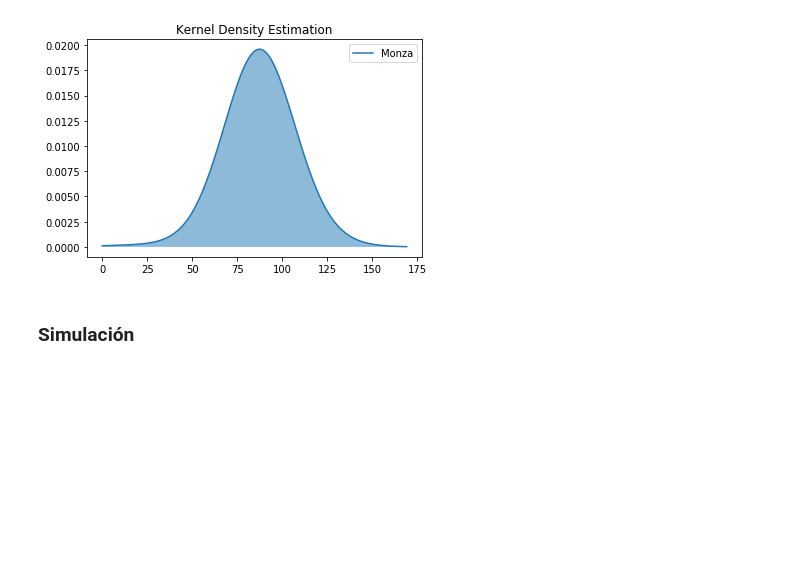
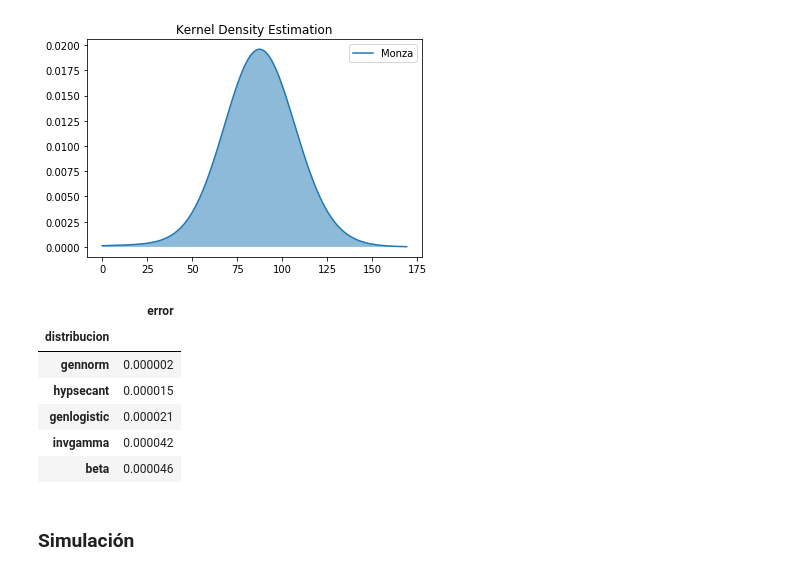
Before and after one commit to carolanb/Proyecto_modulo1, a Jupyter notebook: GuiaProyectoActual.ipynb, the cells around one changed output. Cells and saved outputs as stored; diff of their text form; code cells hidden in the pictures; blank space fills up the shorter version.

```diff
--- a/GuiaProyectoActual.ipynb
+++ b/GuiaProyectoActual.ipynb
@@ -298,6 +328,18 @@ gaussian_KDE(Monaco_GP,'LapTime','Monaco',0,160)
 gaussian_KDE(Monza_GP,'LapTime','Monza',0,170)
 # %% [output]
 [figure]
+# %%
+error_monza = define_pdist(Monza_GP,'LapTime')
+# %%
+error_monza.head(5)
+# %% [output]
+|  | error |
+| distribucion |  |
+| gennorm | 0.000002 |
+| hypsecant | 0.000015 |
+| genlogistic | 0.000021 |
+| invgamma | 0.000042 |
+| beta | 0.000046 |
 # %% [markdown]
 ### Simulación
 # %%
```
Also changed, not shown: parts of 3 cells of this notebook.
